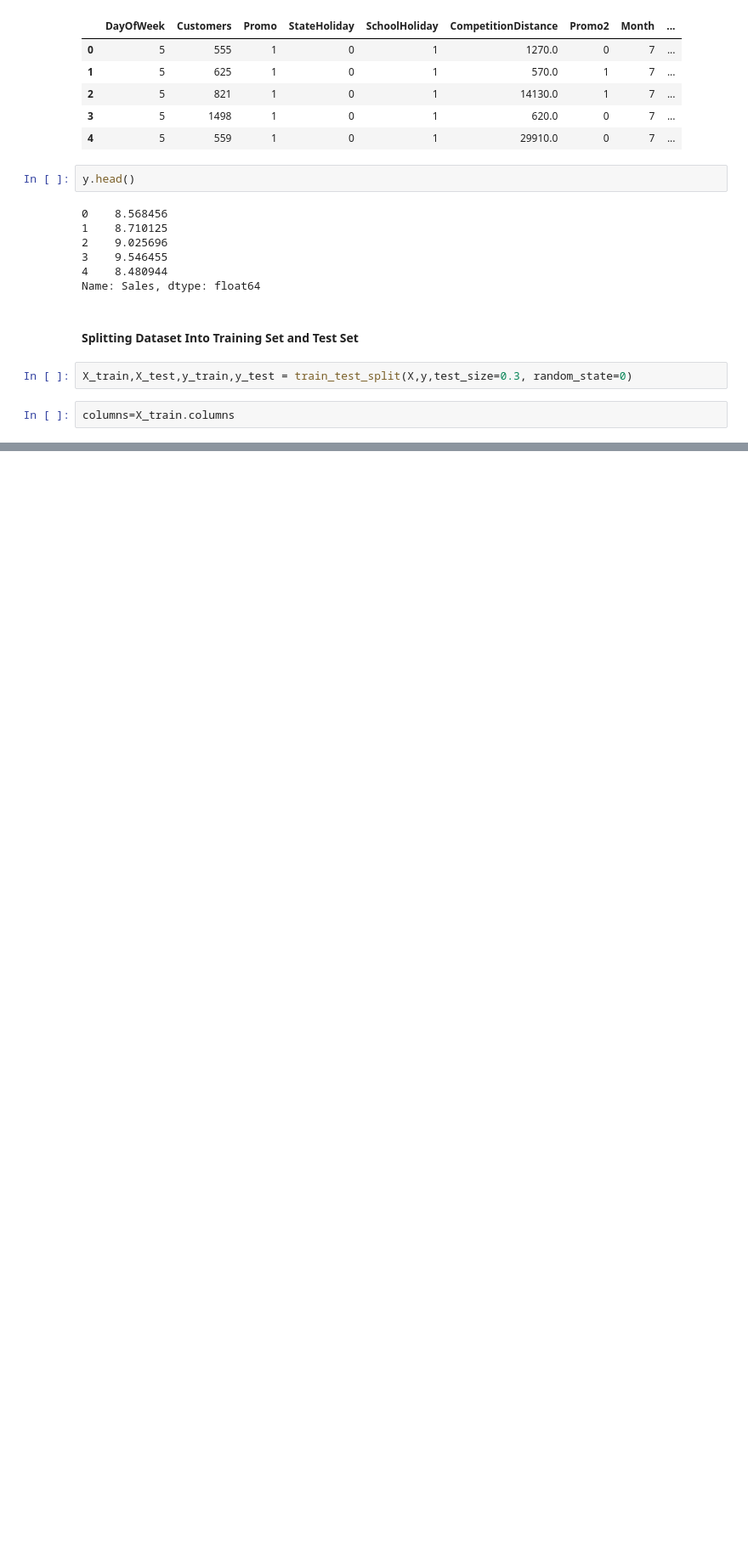
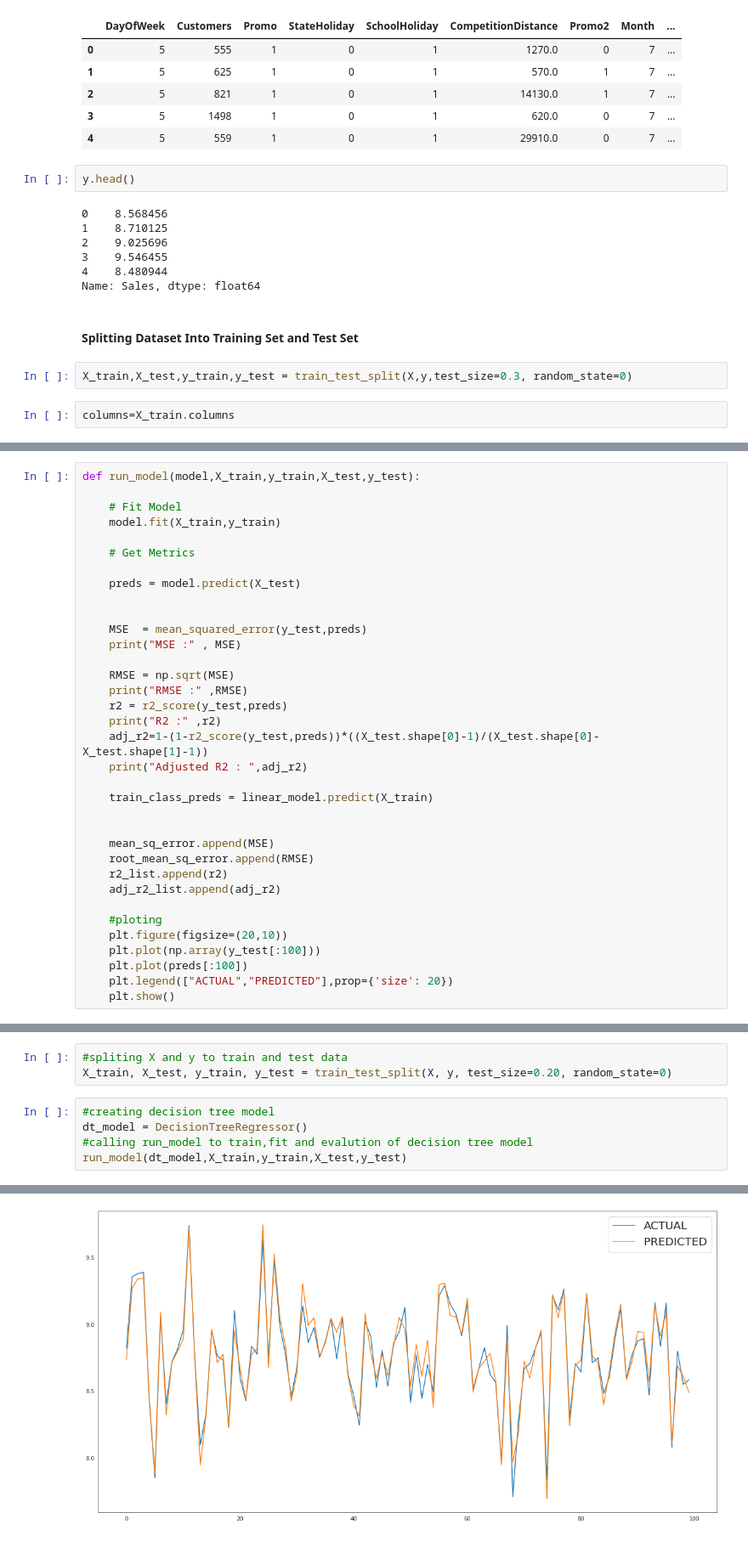
Before and after one commit to shyamsgadekar/Retail_salse_prediction_shyam_gadekar, a Jupyter notebook: Retail_salse_prediction_shyam_gadekar.ipynb, the cells around one changed output, grey strips where cells are left out. Shown at 85% size. Drawn from its saved outputs; the diff is of its cells as text; blank space fills up the shorter version.

```diff
--- a/Retail_salse_prediction_shyam_gadekar.ipynb
+++ b/Retail_salse_prediction_shyam_gadekar.ipynb
@@ -1161,0 +1067,35 @@ strong multicollinearity problems or that the design matrix is singular.
+# %%
+def run_model(model,X_train,y_train,X_test,y_test):
+
+    # Fit Model
+    model.fit(X_train,y_train)
+
+    # Get Metrics
+
+    preds = model.predict(X_test)
+
+
+    MSE  = mean_squared_error(y_test,preds)
+    print("MSE :" , MSE)
+
+    RMSE = np.sqrt(MSE)
+    print("RMSE :" ,RMSE)
+    r2 = r2_score(y_test,preds)
+    print("R2 :" ,r2)
+    adj_r2=1-(1-r2_score(y_test,preds))*((X_test.shape[0]-1)/(X_test.shape[0]-X_test.shape[1]-1))
+    print("Adjusted R2 : ",adj_r2)
+
+    train_class_preds = linear_model.predict(X_train)
+
+
+    mean_sq_error.append(MSE)
+    root_mean_sq_error.append(RMSE)
+    r2_list.append(r2)
+    adj_r2_list.append(adj_r2)
+
+    #ploting
+    plt.figure(figsize=(20,10))
+    plt.plot(np.array(y_test[:100]))
+    plt.plot(preds[:100])
+    plt.legend(["ACTUAL","PREDICTED"],prop={'size': 20})
+    plt.show()
@@ -1161,0 +1172,9 @@ strong multicollinearity problems or that the design matrix is singular.
+# %%
+#spliting X and y to train and test data
+X_train, X_test, y_train, y_test = train_test_split(X, y, test_size=0.20, random_state=0)
+# %%
+#creating decision tree model
+dt_model = DecisionTreeRegressor()
+#calling run_model to train,fit and evalution of decision tree model
+run_model(dt_model,X_train,y_train,X_test,y_test)
+# %% [output]
@@ -1161,0 +1185 @@ strong multicollinearity problems or that the design matrix is singular.
+[figure, added]
```
Also changed, not shown: parts of 65 cells of this notebook.
